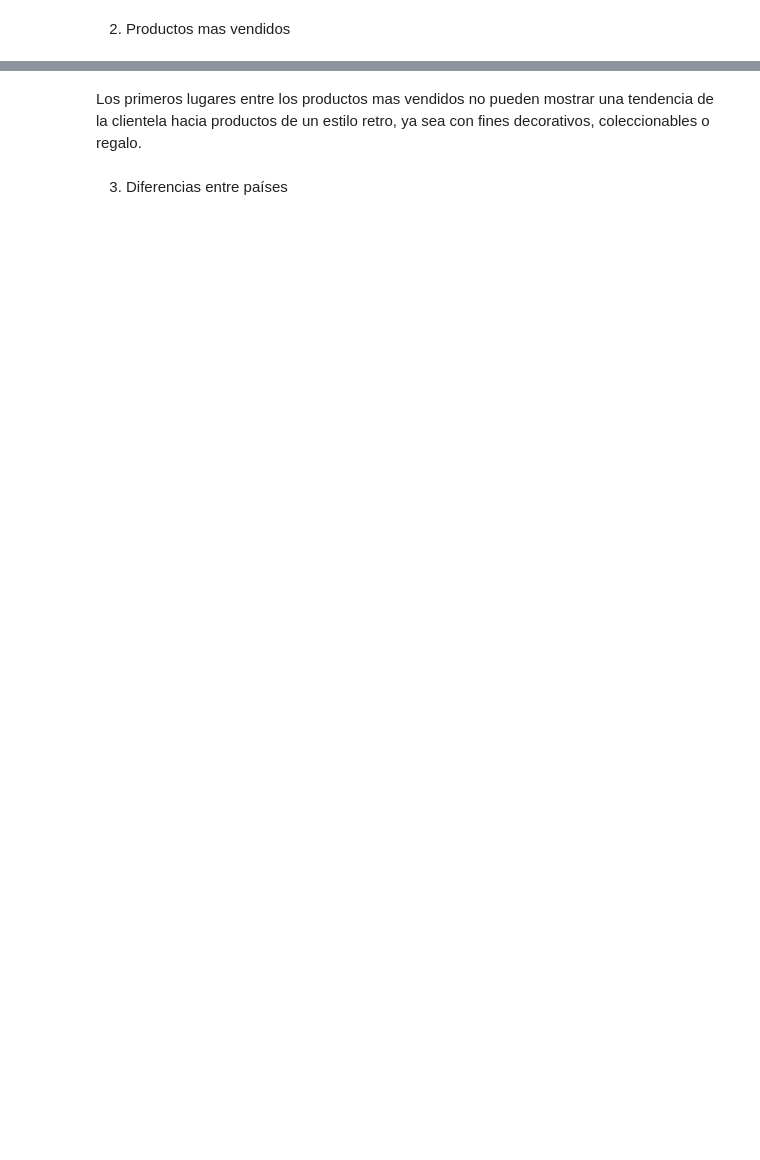
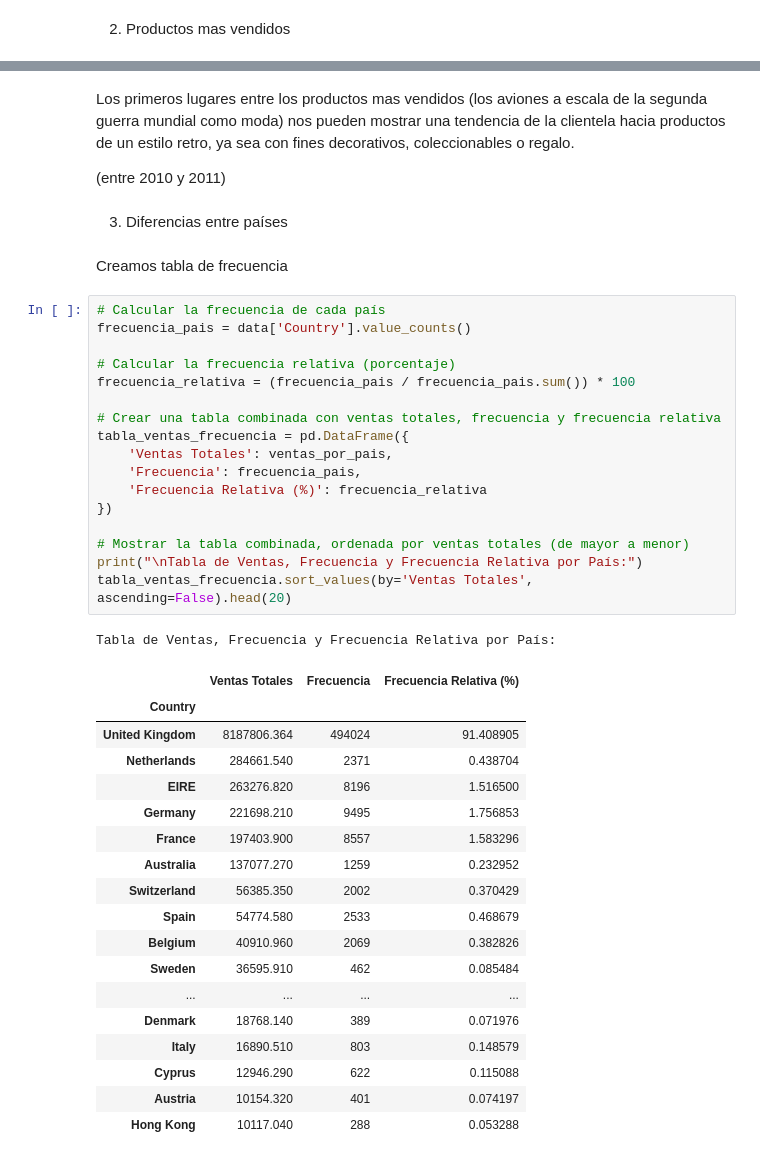
Before and after one commit to benmancilla/EDA_FundamentosML_BenjaminMancilla, a Jupyter notebook: Revision.ipynb, the cells around one changed output, grey strips where cells are left out. Saved outputs shown, nothing was run; the diff lists cells and outputs as text; blank space fills up the shorter version.

```diff
--- a/Revision.ipynb
+++ b/Revision.ipynb
@@ -177,6 +216,47 @@ plt.show()
 # %% [output]
 [figure]
 # %% [markdown]
-Los primeros lugares entre los productos mas vendidos no pueden mostrar una tendencia de la clientela hacia productos de un estilo retro, ya sea con fines decorativos, coleccionables o regalo.
+Los primeros lugares entre los productos mas vendidos (los aviones a escala de la segunda guerra mundial como moda) nos pueden mostrar una tendencia de la clientela hacia productos de un estilo retro, ya sea con fines decorativos, coleccionables o regalo.
+
+(entre 2010 y 2011)
 # %% [markdown]
 3. Diferencias entre países
+# %% [markdown]
+Creamos tabla de frecuencia
+# %%
+# Calcular la frecuencia de cada país
+frecuencia_pais = data['Country'].value_counts()
+
+# Calcular la frecuencia relativa (porcentaje)
+frecuencia_relativa = (frecuencia_pais / frecuencia_pais.sum()) * 100
+
+# Crear una tabla combinada con ventas totales, frecuencia y frecuencia relativa
+tabla_ventas_frecuencia = pd.DataFrame({
+    'Ventas Totales': ventas_por_pais,
+    'Frecuencia': frecuencia_pais,
+    'Frecuencia Relativa (%)': frecuencia_relativa
+})
+
+# Mostrar la tabla combinada, ordenada por ventas totales (de mayor a menor)
+print("\nTabla de Ventas, Frecuencia y Frecuencia Relativa por País:")
+tabla_ventas_frecuencia.sort_values(by='Ventas Totales', ascending=False).head(20)
+# %% [output]
+Tabla de Ventas, Frecuencia y Frecuencia Relativa por País:
+|  | Ventas Totales | Frecuencia | Frecuencia Relativa (%) |
+| Country |  |  |  |
+| United Kingdom | 8187806.364 | 494024 | 91.408905 |
+| Netherlands | 284661.540 | 2371 | 0.438704 |
+| EIRE | 263276.820 | 8196 | 1.516500 |
+| Germany | 221698.210 | 9495 | 1.756853 |
+| France | 197403.900 | 8557 | 1.583296 |
+| Australia | 137077.270 | 1259 | 0.232952 |
+| Switzerland | 56385.350 | 2002 | 0.370429 |
+| Spain | 54774.580 | 2533 | 0.468679 |
+| Belgium | 40910.960 | 2069 | 0.382826 |
+| Sweden | 36595.910 | 462 | 0.085484 |
+| ... | ... | ... | ... |
+| Denmark | 18768.140 | 389 | 0.071976 |
+| Italy | 16890.510 | 803 | 0.148579 |
+| Cyprus | 12946.290 | 622 | 0.115088 |
+| Austria | 10154.320 | 401 | 0.074197 |
+| Hong Kong | 10117.040 | 288 | 0.053288 |
```
Also changed, not shown: parts of 17 cells of this notebook.
